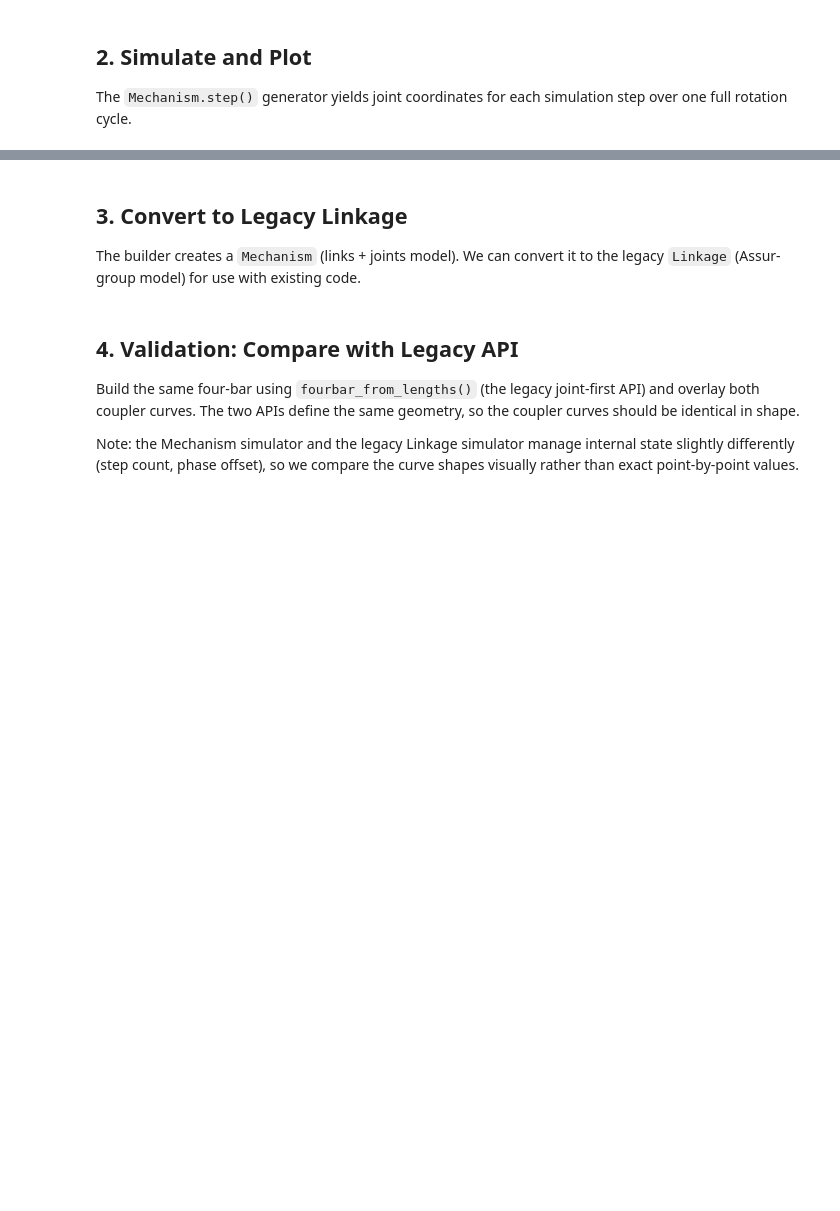
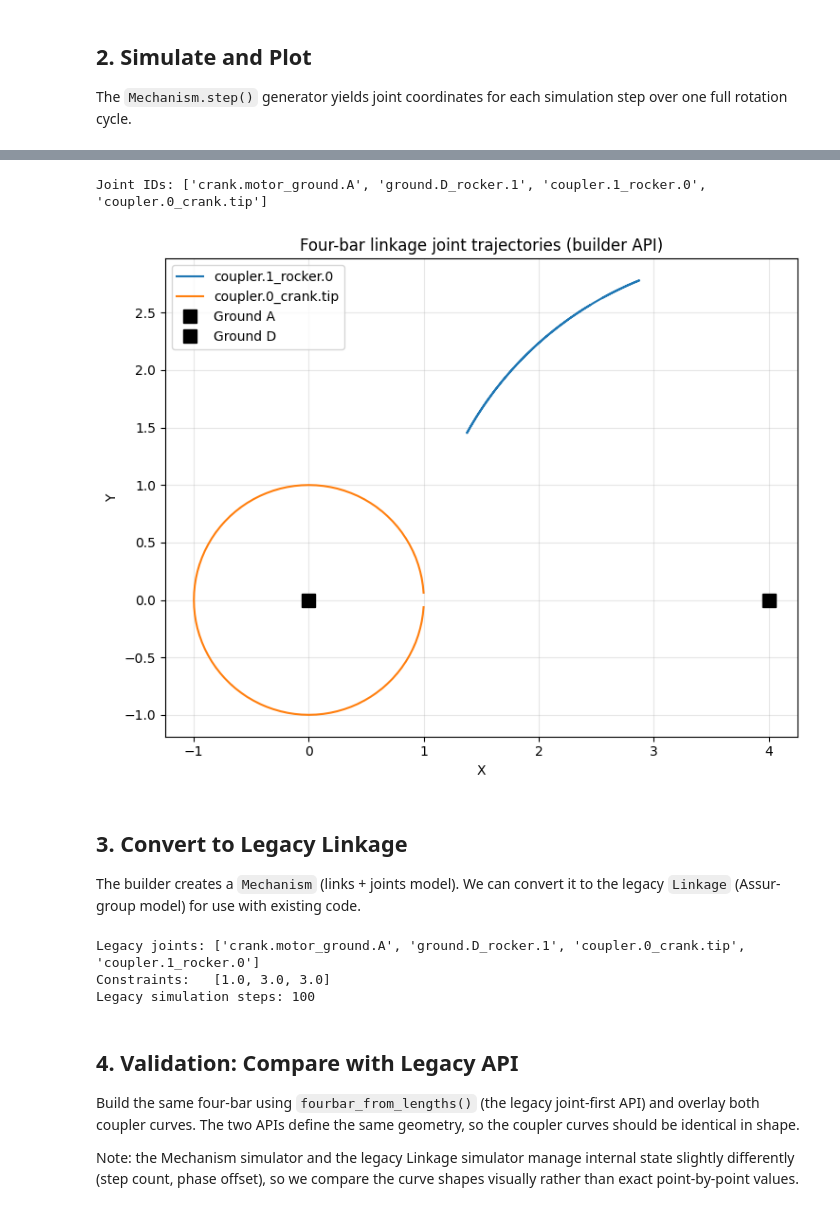
Before and after one commit to HugoFara/pylinkage, a Jupyter notebook: docs/notebooks/10_mechanism_builder.ipynb, the cells around one changed output, grey strips where cells are left out. Cells and saved outputs as stored; diff of their text form; code cells hidden in the pictures; blank space fills up the shorter version.

```diff
--- a/docs/notebooks/10_mechanism_builder.ipynb
+++ b/docs/notebooks/10_mechanism_builder.ipynb
@@ -79,34 +87,37 @@ print(f"Joints per step: {len(loci[0])}")
 # %%
 # Extract coupler joint trajectory (the joint connecting coupler and rocker)
 # Find it by looking for the revolute joint that is not on the ground
 # In a four-bar, the coupler point is the joint shared by coupler and rocker
-joint_names = [j.id for j in mechanism.components]
+joint_names = [j.id for j in mechanism.joints]
 print(f"Joint IDs: {joint_names}")
 
 # Collect all joint trajectories
 trajectories = {}
-for i, joint in enumerate(mechanism.components):
+for i, joint in enumerate(mechanism.joints):
     xs = [step[i][0] for step in loci if step[i][0] is not None]
     ys = [step[i][1] for step in loci if step[i][1] is not None]
     trajectories[joint.id] = (xs, ys)
 
 fig, ax = plt.subplots(figsize=(8, 6))
 for jid, (xs, ys) in trajectories.items():
     if len(set(zip(xs, ys, strict=False))) > 1:  # skip fixed points
         ax.plot(xs, ys, linewidth=1.5, label=jid)
 
 # Mark ground pivots
 ax.plot(0, 0, 'ks', markersize=10, label='Ground A')
 ax.plot(GROUND, 0, 'ks', markersize=10, label='Ground D')
 
 ax.set_xlabel('X')
 ax.set_ylabel('Y')
 ax.set_title('Four-bar linkage joint trajectories (builder API)')
 ax.set_aspect('equal')
 ax.legend()
 ax.grid(True, alpha=0.3)
 plt.tight_layout()
 plt.show()
+# %% [output]
+Joint IDs: ['crank.motor_ground.A', 'ground.D_rocker.1', 'coupler.1_rocker.0', 'coupler.0_crank.tip']
+[figure, added]
 # %% [markdown]
 ## 3. Convert to Legacy Linkage
 
@@ -115,12 +126,16 @@ it to the legacy `Linkage` (Assur-group model) for use with existing code.
 # %%
 legacy = mechanism_to_linkage(mechanism)
 
-print(f"Legacy joints: {[j.name for j in legacy.components]}")
+print(f"Legacy joints: {[j.name for j in legacy.joints]}")
 print(f"Constraints:   {legacy.get_num_constraints()}")
 
 # Simulate the legacy linkage
 legacy_loci = list(legacy.step())
 print(f"Legacy simulation steps: {len(legacy_loci)}")
+# %% [output]
+Legacy joints: ['crank.motor_ground.A', 'ground.D_rocker.1', 'coupler.0_crank.tip', 'coupler.1_rocker.0']
+Constraints:   [1.0, 3.0, 3.0]
+Legacy simulation steps: 100
 # %% [markdown]
 ## 4. Validation: Compare with Legacy API
 
```
Also changed, not shown: parts of 11 cells of this notebook, 4 other files.
